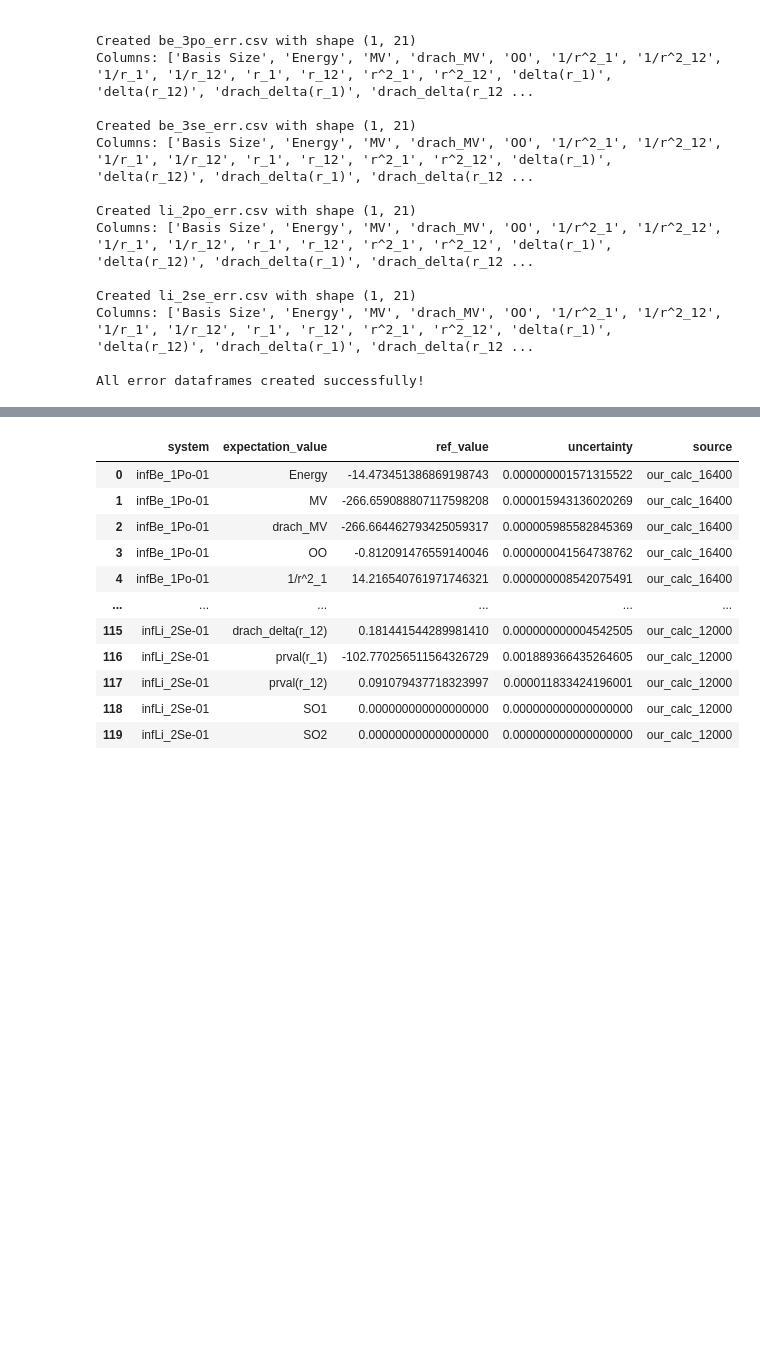
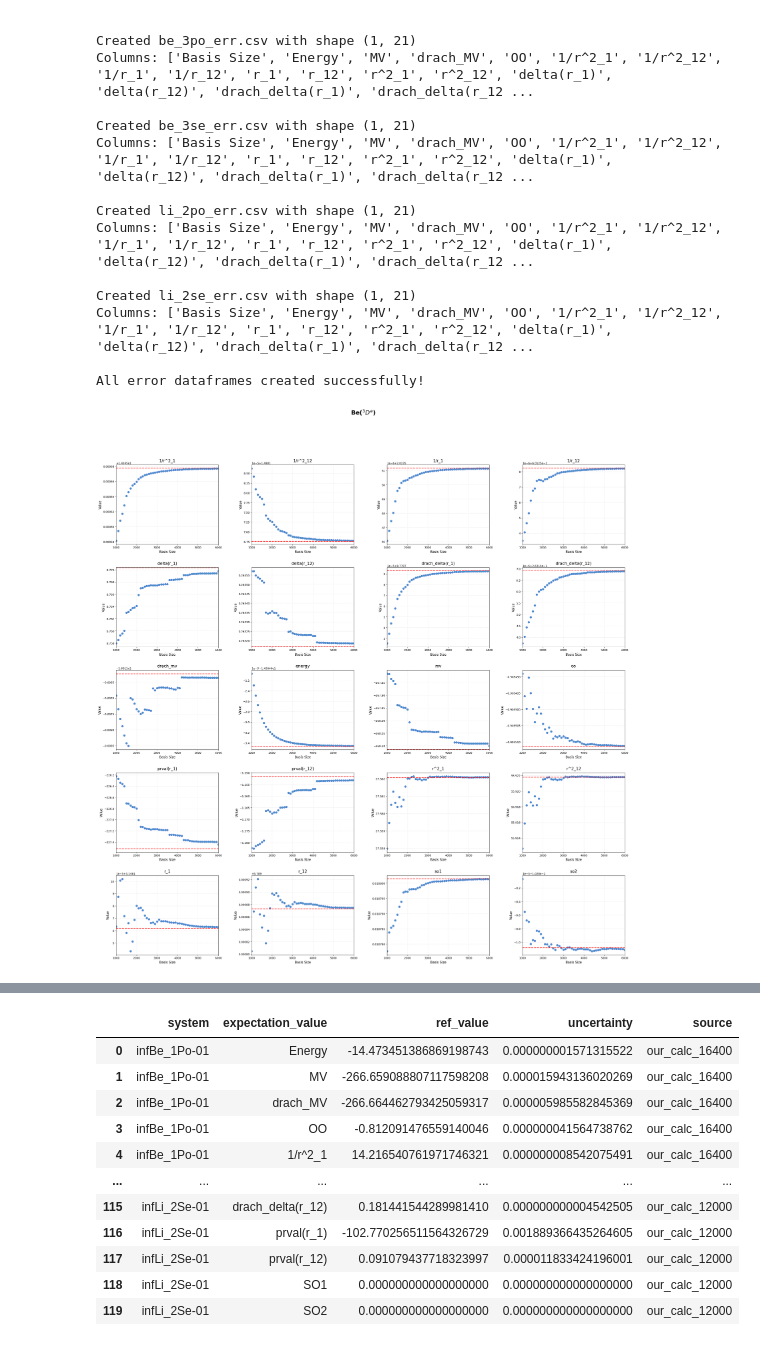
Before and after one commit to trulyaldi/extrapolation, a Jupyter notebook: src/main.ipynb, the cells around one changed output, grey strips where cells are left out. Drawn from its saved outputs; the diff is of its cells as text; code cells hidden in the pictures; blank space fills up the shorter version.

```diff
--- a/src/main.ipynb
+++ b/src/main.ipynb
@@ -107,6 +112,10 @@ be_3pe = be_3pe.rename(columns={'Basis Size': 'basis size'})
 be_3pe_inf = be_3pe.loc[be_3pe['basis size'] == max(be_3pe['basis size'])]
 be_3pe_init = be_3pe.iloc[:-1]
 be_3pe_err = pd.read_csv('/home/aldiyar/extrapolation/large-dataset-err/be_3Pe_err.xls')
+# %%
+graph(be_3de)
+# %% [output]
+[figure, added]
 # %%
 li_2se = upload_df('/home/aldiyar/extrapolation/large-dataset/Li_2Se.csv')
 li_2se = li_2se.drop(columns = ['SO1', 'SO2'])
```
Also changed, not shown: parts of 3 cells of this notebook, 1 other file.
